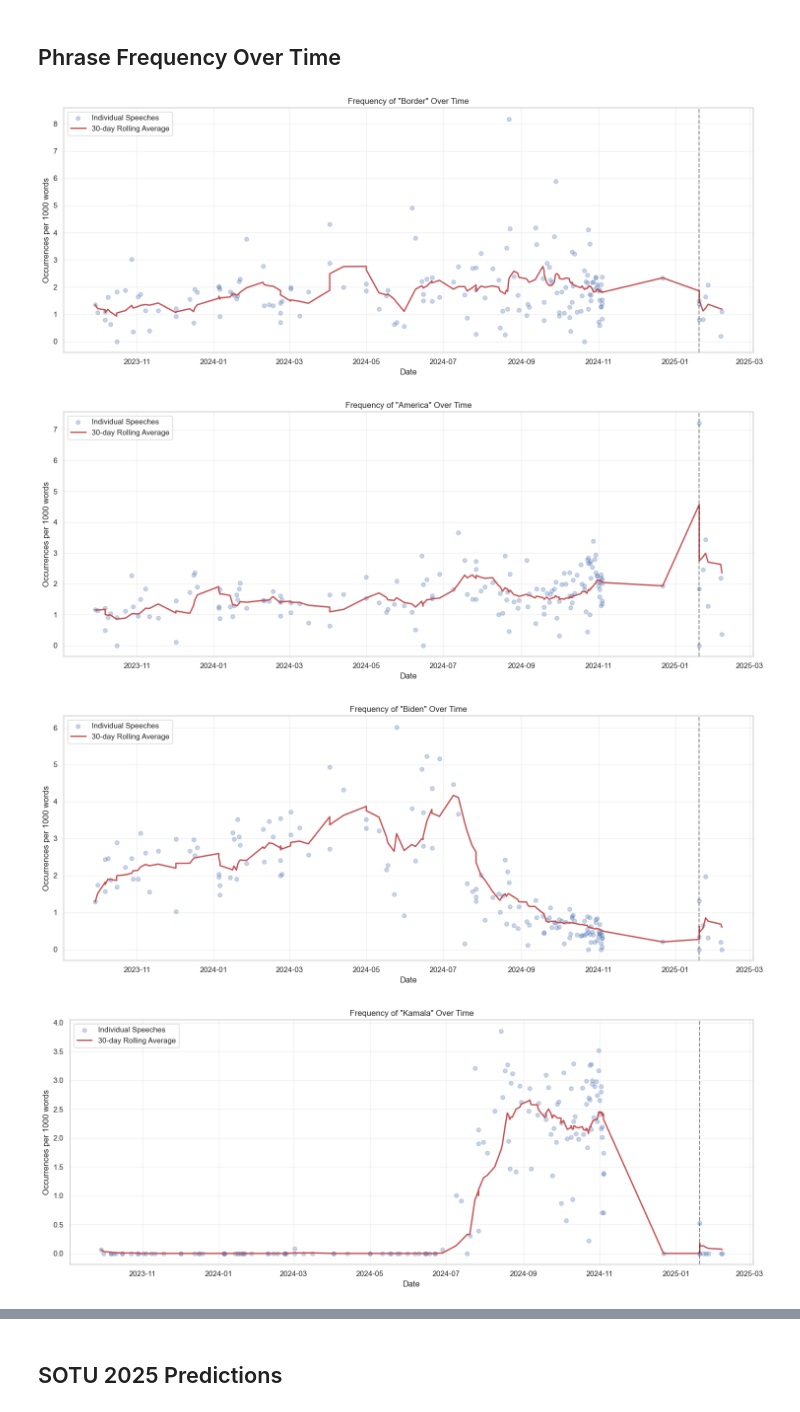
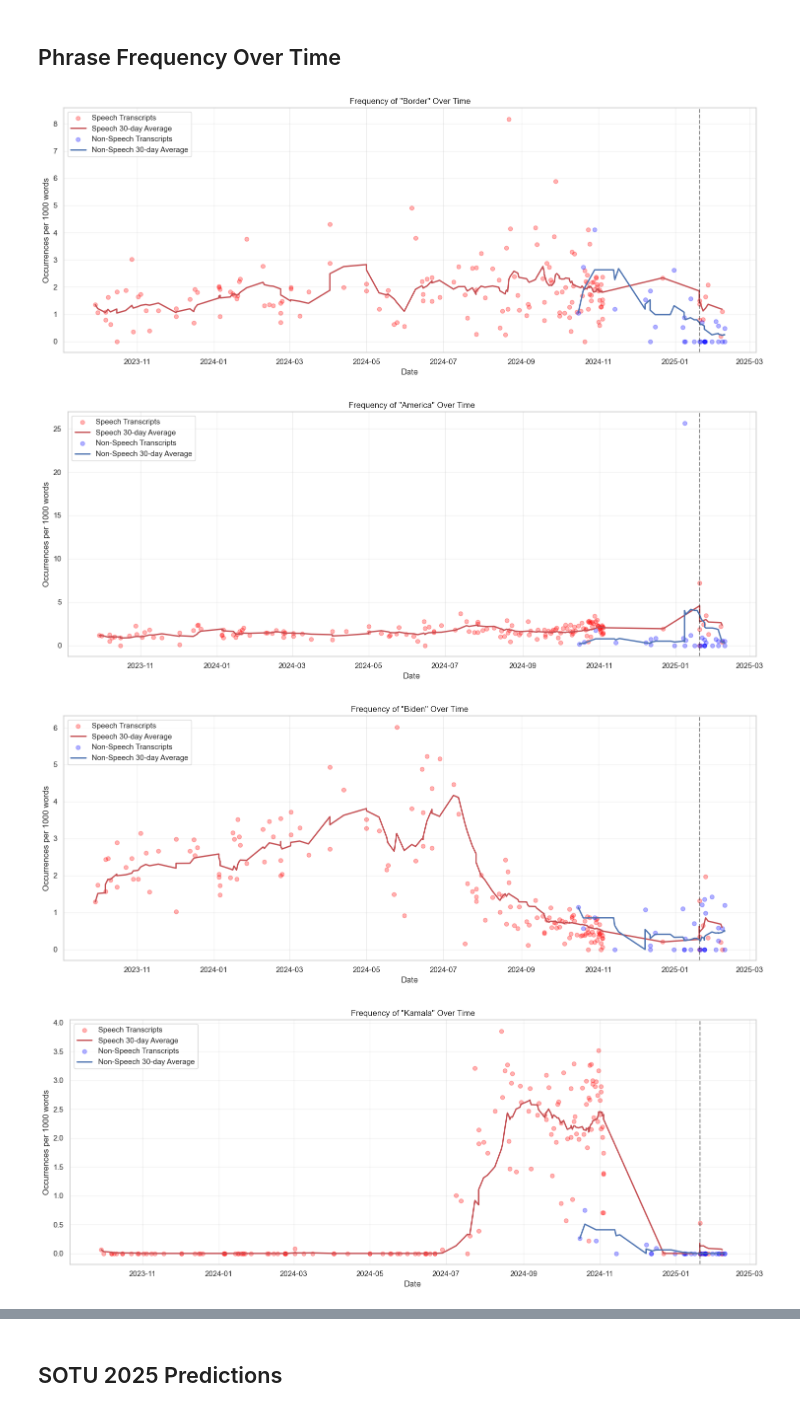
Before and after one commit to jsteng19/kalshi-research, a Jupyter notebook: notebooks/sotu_analysis.ipynb, the cells around one changed output, grey strips where cells are left out. Cells and saved outputs as stored; diff of their text form; code cells hidden in the pictures.

Commit message:
Add per-speech analysis fix SOTU transcripts

```diff
--- a/notebooks/sotu_analysis.ipynb
+++ b/notebooks/sotu_analysis.ipynb
@@ -29,4 +63,5 @@ INAUGURATION_DATE = datetime(2025, 1, 20)
 # %%
+# Claude don't touch this cell!
 SEARCH_PHRASES = {
     'Immigration': r'\b(illegal\s+immigra(nt|nts|nt\'s|nts\')|immigration)\b',
     'America First': r'\b(america\s+first)\b',
@@ -46,7 +81,7 @@ SEARCH_PHRASES = {
     'TikTok': r'\b(tiktok|tiktok\'s)\b',
     'Crypto': r'\b(crypto|crypto\'s|cryptos|bitcoin|bitcoin\'s)\b',
     'MAGA': r'\b(maga|maga\'s|make\s+america\s+great\s+again)\b',
-    'Trans': r'\b(trans|trans\')\b',
+    'Trans': r'\b(trans)\b',
     'Kamala': r'\b(kamala|kamala\'s)\b',
     'Rigged': r'\b(rig(ged)?)\b',
     'Mandate': r'\b(mandate|mandates|mandate\'s|mandates\')\b',
@@ -166,43 +218,49 @@ SOTU addresses: 2017-02-28 to 2020-02-04
 # %% [markdown]
 ## Phrase Frequency Over Time
 # %%
-def plot_phrase_frequency_over_time(df, phrase, window=30):
-    """Plot the frequency of a phrase over time with a rolling average"""
-    # Calculate frequency per 1000 words for each speech
-    df = df.copy()
-    df[f'{phrase}_freq'] = (df[phrase] / df['text_length']) * 1000
+def plot_phrase_frequency_over_time(df_speech, df_non_speech, phrase, window=30):
+    """Plot the frequency of a phrase over time with separate lines for speech and non-speech"""
+    plt.figure(figsize=(15, 6))
 
-    # Calculate rolling average
-    freq_series = df.set_index('date')[f'{phrase}_freq']
-    rolling_avg = freq_series.rolling(window=f'{window}D', min_periods=1).mean()
+    # Process speech data
+    df_speech = df_speech.copy()
+    df_speech[f'{phrase}_freq'] = (df_speech[phrase] / df_speech['text_length']) * 1000
+    speech_series = df_speech.set_index('date')[f'{phrase}_freq']
+    speech_rolling = speech_series.rolling(window=f'{window}D', min_periods=1).mean()
 
-    # Plot
-    plt.figure(figsize=(15, 6))
-    plt.scatter(freq_series.index, freq_series.values, alpha=0.3, label='Individual Speeches')
-    plt.plot(rolling_avg.index, rolling_avg.values, 'r-', linewidth=2, label=f'{window}-day Rolling Average')
+    # Process non-speech data
+    df_non_speech = df_non_speech.copy()
+    df_non_speech[f'{phrase}_freq'] = (df_non_speech[phrase] / df_non_speech['text_length']) * 1000
+    non_speech_series = df_non_speech.set_index('date')[f'{phrase}_freq']
+    non_speech_rolling = non_speech_series.rolling(window=f'{window}D', min_periods=1).mean()
+
+    # Plot speech data
+    plt.scatter(speech_series.index, speech_series.values, alpha=0.3, color='red', label='Speech Transcripts')
+    plt.plot(speech_rolling.index, speech_rolling.values, 'r-', linewidth=2, label=f'Speech {window}-day Average')
+
+    # Plot non-speech data
+    plt.scatter(non_speech_series.index, non_speech_series.values, alpha=0.3, color='blue', label='Non-Speech Transcripts')
+    plt.plot(non_speech_rolling.index, non_speech_rolling.values, 'b-', linewidth=2, label=f'Non-Speech {window}-day Average')
 
     plt.title(f'Frequency of "{phrase}" Over Time')
     plt.xlabel('Date')
     plt.ylabel('Occurrences per 1000 words')
     plt.legend()
     plt.grid(True, alpha=0.3)
 
     # Add vertical line for inauguration
     plt.axvline(x=INAUGURATION_DATE, color='k', linestyle='--', alpha=0.5, label='Inauguration')
 
     plt.tight_layout()
     plt.show()
 
 # Plot time series for top 5 most frequent phrases
-# Get top 5 most frequent phrases plus additional phrases of interest
-base_phrases = df.drop(['date', 'file', 'category', 'text_length', 'text'], axis=1).sum().nlargest(5).index
-additional_phrases = ['Elon', 'January 6', 'Crypto', 'TikTok']
-top_phrases = pd.Index(list(base_phrases) + additional_phrases)
+top_phrases = df.drop(['date', 'file', 'category', 'text_length', 'text'], axis=1).sum().nlargest(5).index
 
 for phrase in top_phrases:
-    plot_phrase_frequency_over_time(df[df['category'] == 'speech'], phrase)
+    plot_phrase_frequency_over_time(df_speech, df_nonspeech, phrase)
 # %% [output]
-[figure, old version]
+[figure, new version]
-[figure, old version]
+[figure, new version]
-[figure, old version]
+[figure, new version]
-[figure, old version]
+[figure, new version]
```
Also changed, not shown: parts of 12 cells of this notebook, 15 other files.
